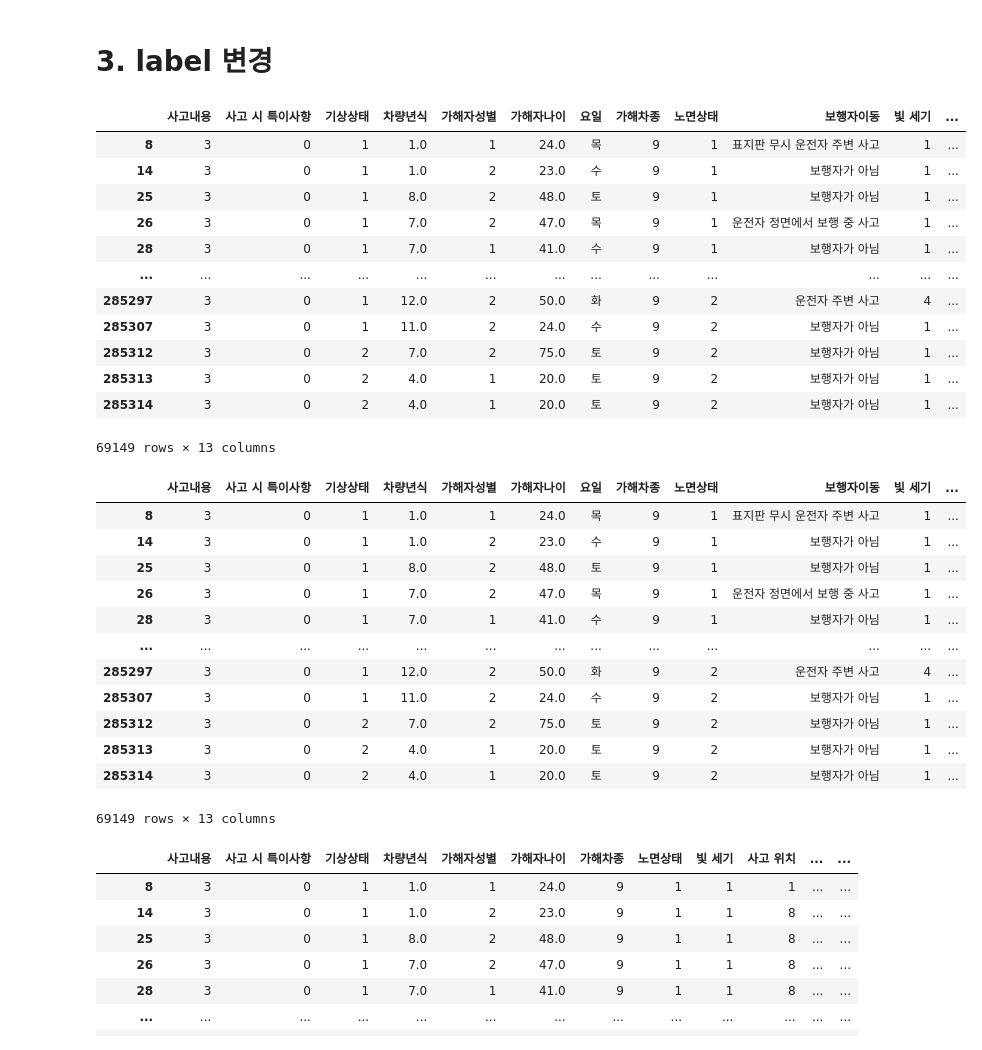
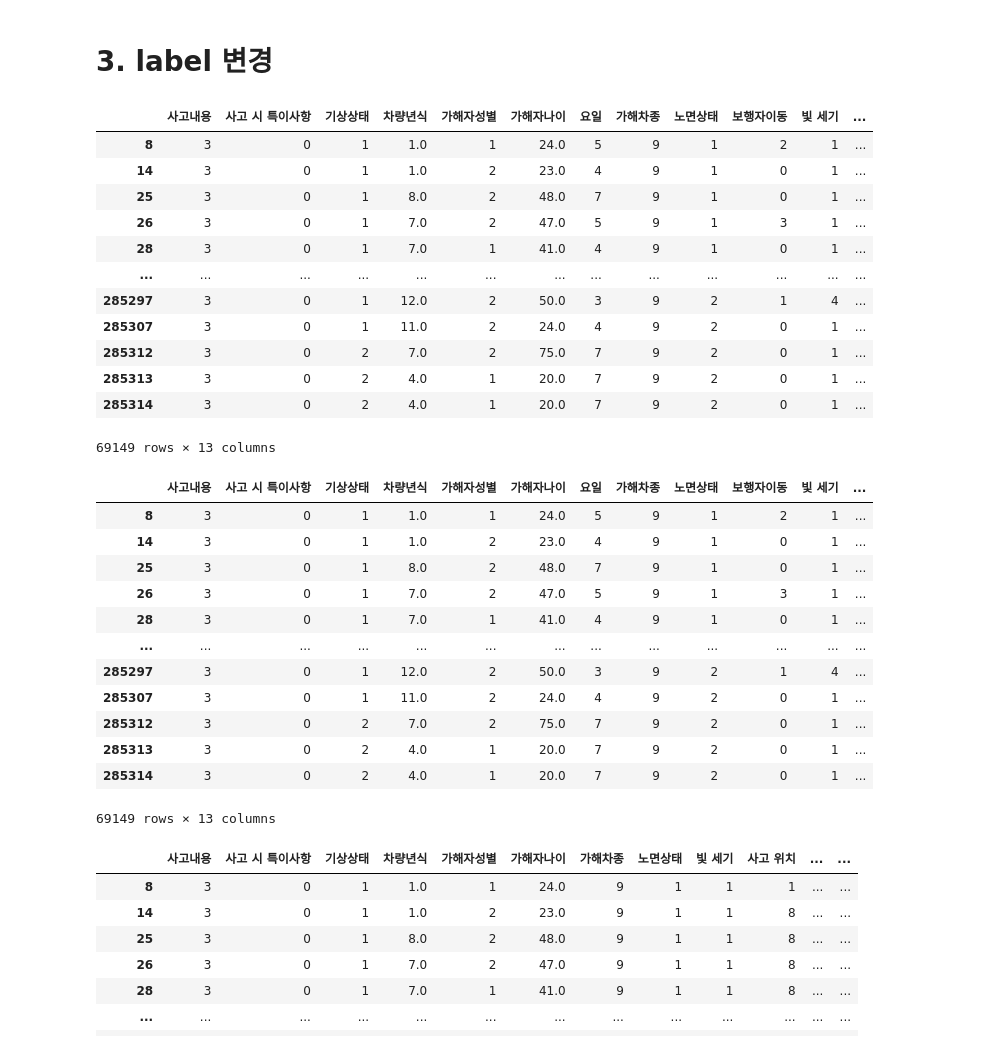
Before and after one commit to oohyun15/Prediction-of-Traffic-Accident-Risk, a Jupyter notebook: src/TAAS_Preprocessing.ipynb, the cells around one changed output. Saved outputs shown, nothing was run; the diff lists cells and outputs as text; code cells hidden in the pictures.

```diff
--- a/src/TAAS_Preprocessing.ipynb
+++ b/src/TAAS_Preprocessing.ipynb
@@ -148,44 +148,55 @@ for label in CarType:
 
 # 노면상태
 RoadState = {1: '건조',2: '젖음',3: '눈',4: '얼음',5: '3cm이상 물에 잠김',6: '미끄러움',7: '질퍽한 도로'}
 
 for label in RoadState:
     sample['노면상태'] = np.where(sample['노면상태'] == RoadState[label], label, sample['노면상태'])
 
 # 빛 세기
 Light = {1:'밝음',4: '조명 있음', 5: '어두움',6: '조명 없음',7: '기타/불명'}
 
 for label in Light:
     sample['빛 세기'] = np.where(sample['빛 세기'] == Light[label], label, sample['빛 세기'])
 
 # 사고 시 통제 방법
 
 Control = {0: '20m내에 교차로 없음', 1: '교통 정리 경찰',2: '신호등',3: '정지 신호',4: '일방 통행'}
 
 for label in Control:
     sample['사고 시 통제 방법'] = np.where(sample['사고 시 통제 방법'] == Control[label], label, sample['사고 시 통제 방법'])
 
 # 사고 위치
 JunLocation = { 0 : '20m내에 교차로 없음',1 : '교차로 접근로',2 : '비어있는 교차로',3 : '회전교차로 출구',4 : '회전 교차로 입구',5 : '주 도로 출구',6 : '주 도로 입구',7 : '경사로 진입로',8 : '위험로'}
 
 for label in JunLocation:
     sample['사고 위치'] = np.where(sample['사고 위치'] == JunLocation[label],label,sample['사고 위치'])
 
 
+arr_day = {1: '일',2 : '월',3 : '화',4 : '수',5 : '목',6 : '금',7: '토'}
+
+for label in arr_day:
+    sample['요일'] = np.where(sample['요일'] == arr_day[label],label,sample['요일'])
+
+arr_ped = {0: '보행자가 아님',1 : '운전자 주변 사고',2 : '표지판 무시 운전자 주변 사고',3 :'운전자 정면에서 보행 중 사고',4: '표지판 무시 운전자 정면 사고',5 : '교차로에서 사고',6: '교차로에서 표지판 무시 운전자 사고',7 : '교차로에서 보행 중 사고',8 :'교차로에서 역 방향 보행 중 사고'}
+
+for label in arr_ped:
+    sample['보행자이동'] = np.where(sample['보행자이동'] == arr_ped[label],label,sample['보행자이동'])
+
+
 sample
 # %% [output]
 |  | 사고내용 | 사고 시 특이사항 | 기상상태 | 차량년식 | 가해자성별 | 가해자나이 | 요일 | 가해차종 | 노면상태 | 보행자이동 | 빛 세기 | ... |
-| 8 | 3 | 0 | 1 | 1.0 | 1 | 24.0 | 목 | 9 | 1 | 표지판 무시 운전자 주변 사고 | 1 | ... |
-| 14 | 3 | 0 | 1 | 1.0 | 2 | 23.0 | 수 | 9 | 1 | 보행자가 아님 | 1 | ... |
-| 25 | 3 | 0 | 1 | 8.0 | 2 | 48.0 | 토 | 9 | 1 | 보행자가 아님 | 1 | ... |
-| 26 | 3 | 0 | 1 | 7.0 | 2 | 47.0 | 목 | 9 | 1 | 운전자 정면에서 보행 중 사고 | 1 | ... |
-| 28 | 3 | 0 | 1 | 7.0 | 1 | 41.0 | 수 | 9 | 1 | 보행자가 아님 | 1 | ... |
+| 8 | 3 | 0 | 1 | 1.0 | 1 | 24.0 | 5 | 9 | 1 | 2 | 1 | ... |
+| 14 | 3 | 0 | 1 | 1.0 | 2 | 23.0 | 4 | 9 | 1 | 0 | 1 | ... |
+| 25 | 3 | 0 | 1 | 8.0 | 2 | 48.0 | 7 | 9 | 1 | 0 | 1 | ... |
+| 26 | 3 | 0 | 1 | 7.0 | 2 | 47.0 | 5 | 9 | 1 | 3 | 1 | ... |
+| 28 | 3 | 0 | 1 | 7.0 | 1 | 41.0 | 4 | 9 | 1 | 0 | 1 | ... |
 | ... | ... | ... | ... | ... | ... | ... | ... | ... | ... | ... | ... | ... |
-| 285297 | 3 | 0 | 1 | 12.0 | 2 | 50.0 | 화 | 9 | 2 | 운전자 주변 사고 | 4 | ... |
-| 285307 | 3 | 0 | 1 | 11.0 | 2 | 24.0 | 수 | 9 | 2 | 보행자가 아님 | 1 | ... |
-| 285312 | 3 | 0 | 2 | 7.0 | 2 | 75.0 | 토 | 9 | 2 | 보행자가 아님 | 1 | ... |
-| 285313 | 3 | 0 | 2 | 4.0 | 1 | 20.0 | 토 | 9 | 2 | 보행자가 아님 | 1 | ... |
-| 285314 | 3 | 0 | 2 | 4.0 | 1 | 20.0 | 토 | 9 | 2 | 보행자가 아님 | 1 | ... |
+| 285297 | 3 | 0 | 1 | 12.0 | 2 | 50.0 | 3 | 9 | 2 | 1 | 4 | ... |
+| 285307 | 3 | 0 | 1 | 11.0 | 2 | 24.0 | 4 | 9 | 2 | 0 | 1 | ... |
+| 285312 | 3 | 0 | 2 | 7.0 | 2 | 75.0 | 7 | 9 | 2 | 0 | 1 | ... |
+| 285313 | 3 | 0 | 2 | 4.0 | 1 | 20.0 | 7 | 9 | 2 | 0 | 1 | ... |
+| 285314 | 3 | 0 | 2 | 4.0 | 1 | 20.0 | 7 | 9 | 2 | 0 | 1 | ... |
 69149 rows × 13 columns
 # %%
 ## 범주형 데이터 -> 원핫 인코딩
@@ -194,16 +205,16 @@ sample
 sample
 # %% [output]
 |  | 사고내용 | 사고 시 특이사항 | 기상상태 | 차량년식 | 가해자성별 | 가해자나이 | 요일 | 가해차종 | 노면상태 | 보행자이동 | 빛 세기 | ... |
-| 8 | 3 | 0 | 1 | 1.0 | 1 | 24.0 | 목 | 9 | 1 | 표지판 무시 운전자 주변 사고 | 1 | ... |
-| 14 | 3 | 0 | 1 | 1.0 | 2 | 23.0 | 수 | 9 | 1 | 보행자가 아님 | 1 | ... |
-| 25 | 3 | 0 | 1 | 8.0 | 2 | 48.0 | 토 | 9 | 1 | 보행자가 아님 | 1 | ... |
-| 26 | 3 | 0 | 1 | 7.0 | 2 | 47.0 | 목 | 9 | 1 | 운전자 정면에서 보행 중 사고 | 1 | ... |
-| 28 | 3 | 0 | 1 | 7.0 | 1 | 41.0 | 수 | 9 | 1 | 보행자가 아님 | 1 | ... |
+| 8 | 3 | 0 | 1 | 1.0 | 1 | 24.0 | 5 | 9 | 1 | 2 | 1 | ... |
+| 14 | 3 | 0 | 1 | 1.0 | 2 | 23.0 | 4 | 9 | 1 | 0 | 1 | ... |
+| 25 | 3 | 0 | 1 | 8.0 | 2 | 48.0 | 7 | 9 | 1 | 0 | 1 | ... |
+| 26 | 3 | 0 | 1 | 7.0 | 2 | 47.0 | 5 | 9 | 1 | 3 | 1 | ... |
+| 28 | 3 | 0 | 1 | 7.0 | 1 | 41.0 | 4 | 9 | 1 | 0 | 1 | ... |
 | ... | ... | ... | ... | ... | ... | ... | ... | ... | ... | ... | ... | ... |
-| 285297 | 3 | 0 | 1 | 12.0 | 2 | 50.0 | 화 | 9 | 2 | 운전자 주변 사고 | 4 | ... |
-| 285307 | 3 | 0 | 1 | 11.0 | 2 | 24.0 | 수 | 9 | 2 | 보행자가 아님 | 1 | ... |
-| 285312 | 3 | 0 | 2 | 7.0 | 2 | 75.0 | 토 | 9 | 2 | 보행자가 아님 | 1 | ... |
-| 285313 | 3 | 0 | 2 | 4.0 | 1 | 20.0 | 토 | 9 | 2 | 보행자가 아님 | 1 | ... |
-| 285314 | 3 | 0 | 2 | 4.0 | 1 | 20.0 | 토 | 9 | 2 | 보행자가 아님 | 1 | ... |
+| 285297 | 3 | 0 | 1 | 12.0 | 2 | 50.0 | 3 | 9 | 2 | 1 | 4 | ... |
+| 285307 | 3 | 0 | 1 | 11.0 | 2 | 24.0 | 4 | 9 | 2 | 0 | 1 | ... |
+| 285312 | 3 | 0 | 2 | 7.0 | 2 | 75.0 | 7 | 9 | 2 | 0 | 1 | ... |
+| 285313 | 3 | 0 | 2 | 4.0 | 1 | 20.0 | 7 | 9 | 2 | 0 | 1 | ... |
+| 285314 | 3 | 0 | 2 | 4.0 | 1 | 20.0 | 7 | 9 | 2 | 0 | 1 | ... |
 69149 rows × 13 columns
 # %%
```
Also changed, not shown: parts of 14 cells of this notebook, 1 other file.
